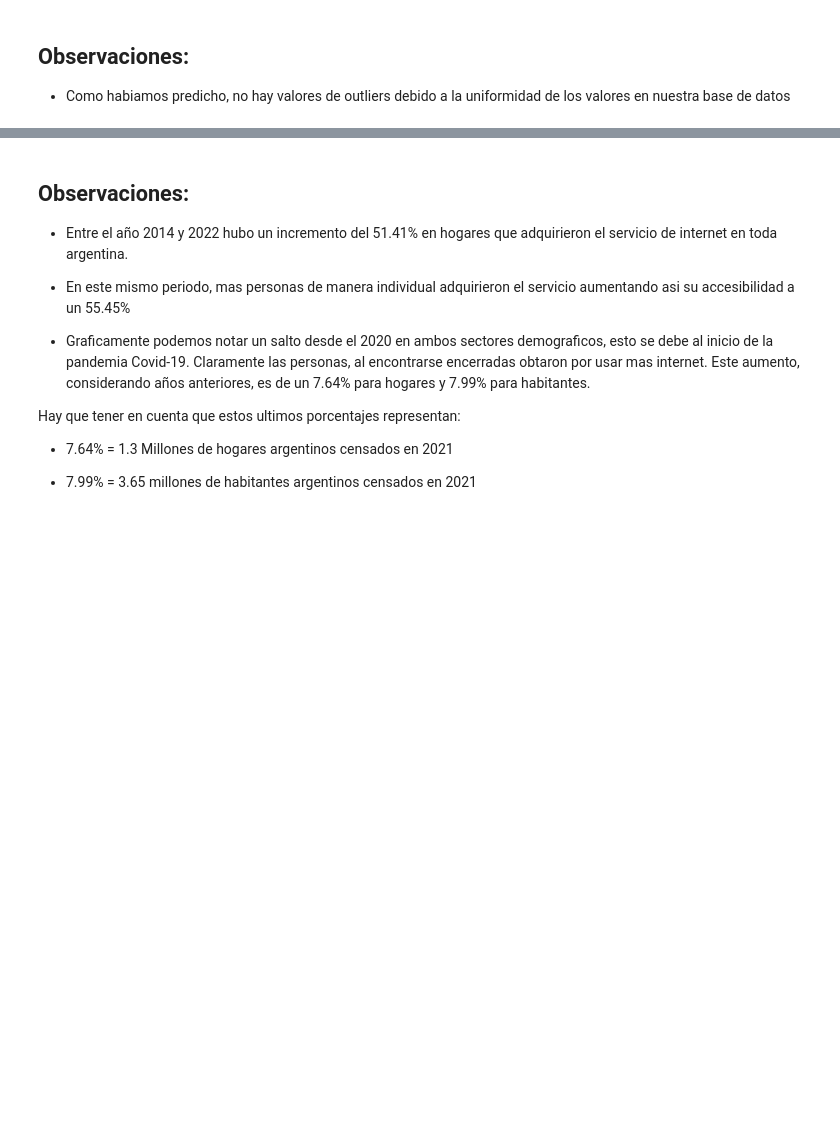
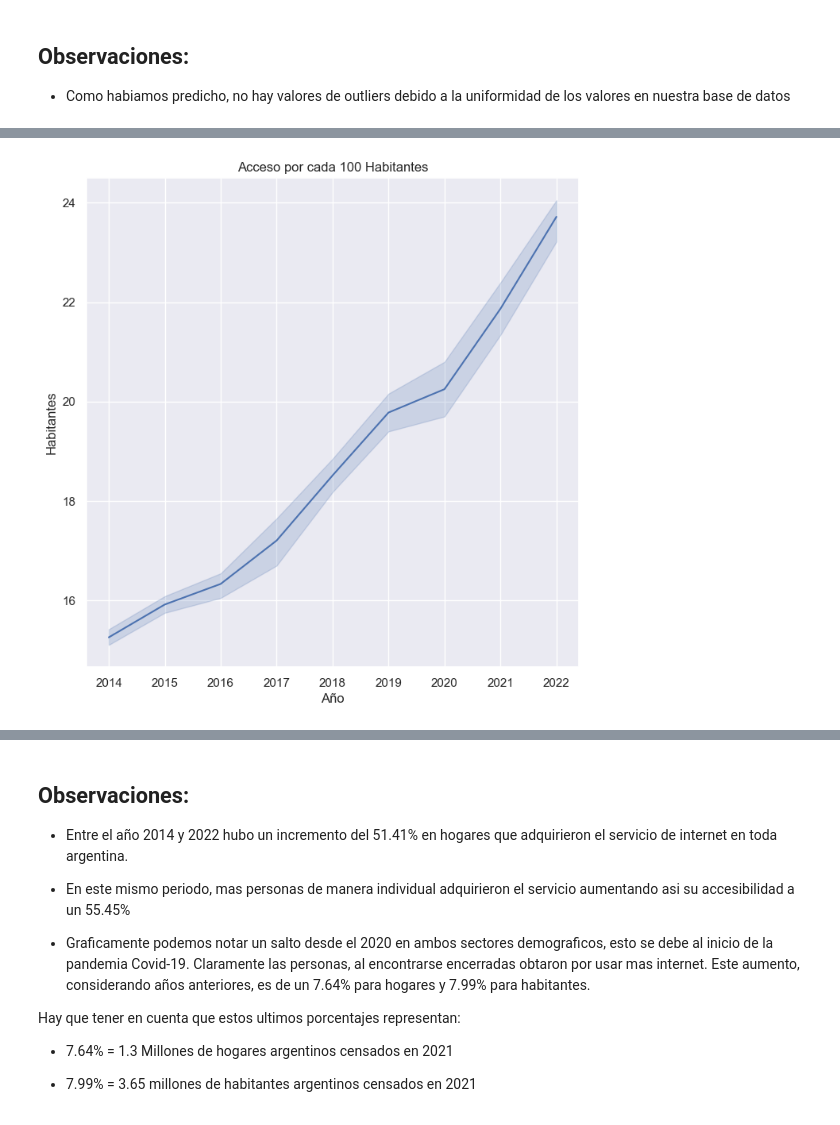
Before and after one commit to a1ternocles/Henry-Analytics, a Jupyter notebook: henry_analytics/eda_accesibilidad_tech.ipynb, the cells around one changed output, grey strips where cells are left out. Drawn from its saved outputs; the diff is of its cells as text; code cells hidden in the pictures; blank space fills up the shorter version.

```diff
--- a/henry_analytics/eda_accesibilidad_tech.ipynb
+++ b/henry_analytics/eda_accesibilidad_tech.ipynb
@@ -173,3 +159,13 @@ No artists with labels found to put in legend.  Note that artists whose label st
+# %%
+plt.figure(figsize=(8,8))
+sns.lineplot(inter_hogar, x="Año", y = "Accesos por cada 100 hab")
+plt.xlabel("Año")
+plt.ylabel("Habitantes")
+plt.title("Acceso por cada 100 Habitantes")
+ax = plt.gca()
+plt.show()
+# %% [output]
+[figure, added]
 # %%
 #Maximos y minimos.
 
```
Also changed, not shown: parts of 19 cells of this notebook, 3 other files.
